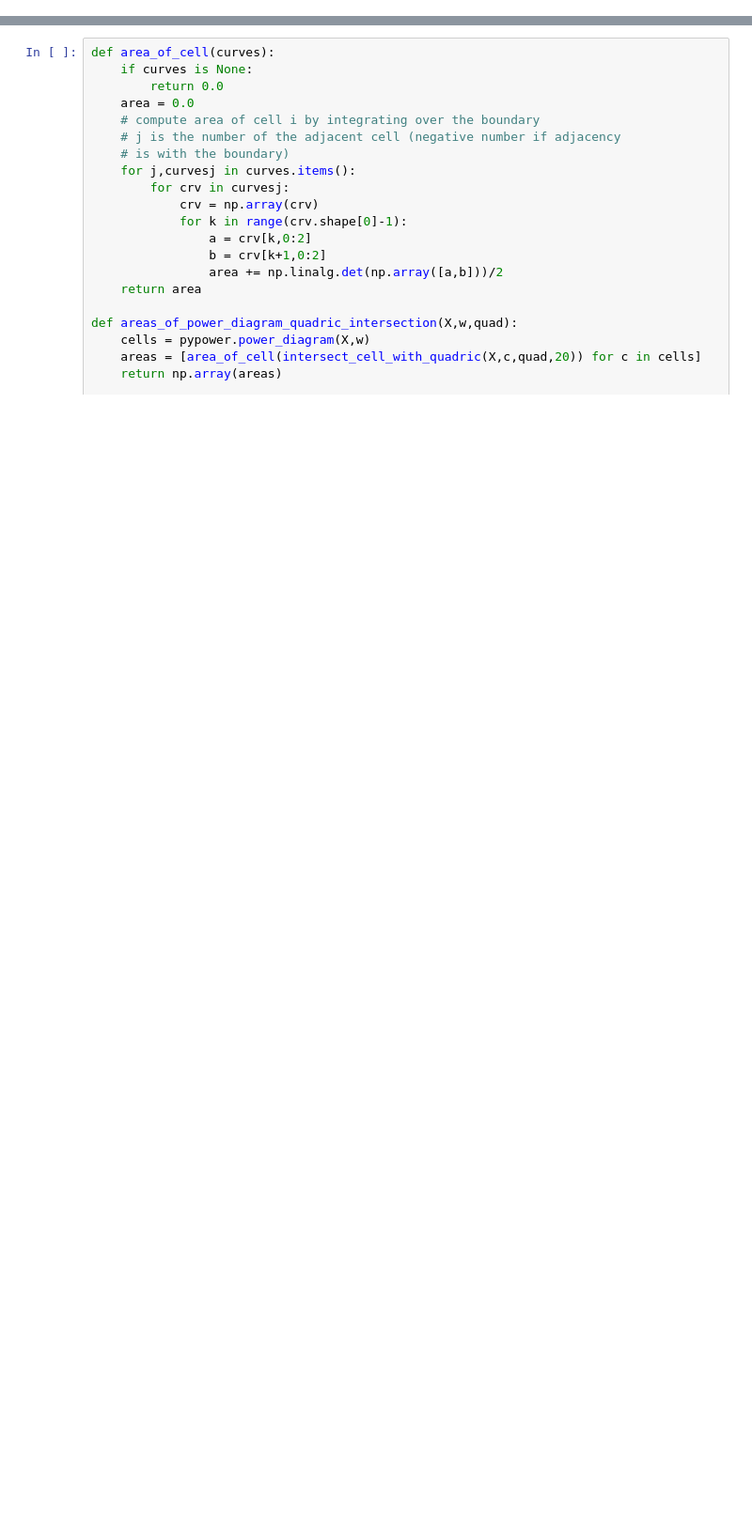
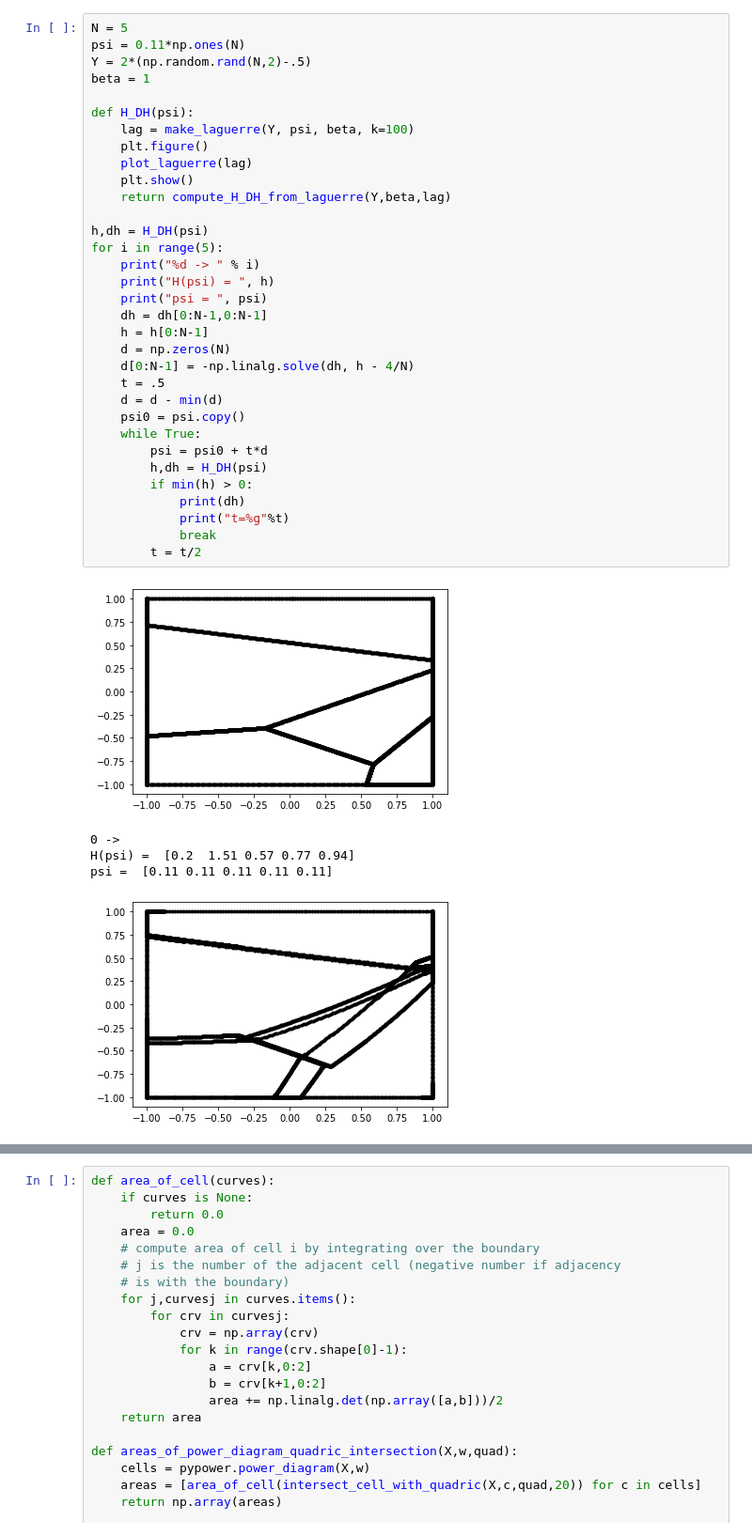
Before and after one commit to mrgt/ot-optics, a Jupyter notebook: ot-metasurfaces.ipynb, the cells around one changed output, grey strips where cells are left out. Shown: that part at 94% size. Saved outputs shown, nothing was run; the diff lists cells and outputs as text; blank space fills up the shorter version.

```diff
--- a/ot-metasurfaces.ipynb
+++ b/ot-metasurfaces.ipynb
@@ -142,0 +150,39 @@ found no point above
+# %%
+N = 5
+psi = 0.11*np.ones(N)
+Y = 2*(np.random.rand(N,2)-.5)
+beta = 1
+
+def H_DH(psi):
+    lag = make_laguerre(Y, psi, beta, k=100)
+    plt.figure()
+    plot_laguerre(lag)
+    plt.show()
+    return compute_H_DH_from_laguerre(Y,beta,lag)
+
+h,dh = H_DH(psi)
+for i in range(5):
+    print("%d -> " % i)
+    print("H(psi) = ", h)
+    print("psi = ", psi)
+    dh = dh[0:N-1,0:N-1]
+    h = h[0:N-1]
+    d = np.zeros(N)
+    d[0:N-1] = -np.linalg.solve(dh, h - 4/N)
+    t = .5
+    d = d - min(d)
+    psi0 = psi.copy()
+    while True:
+        psi = psi0 + t*d
+        h,dh = H_DH(psi)
+        if min(h) > 0:
+            print(dh)
+            print("t=%g"%t)
+            break
+        t = t/2
+# %% [output]
+[figure, added]
+0 ->
+H(psi) =  [0.2  1.51 0.57 0.77 0.94]
+psi =  [0.11 0.11 0.11 0.11 0.11]
+[figure, added]
```
Also changed, not shown: parts of 8 cells of this notebook, 6 other files.
